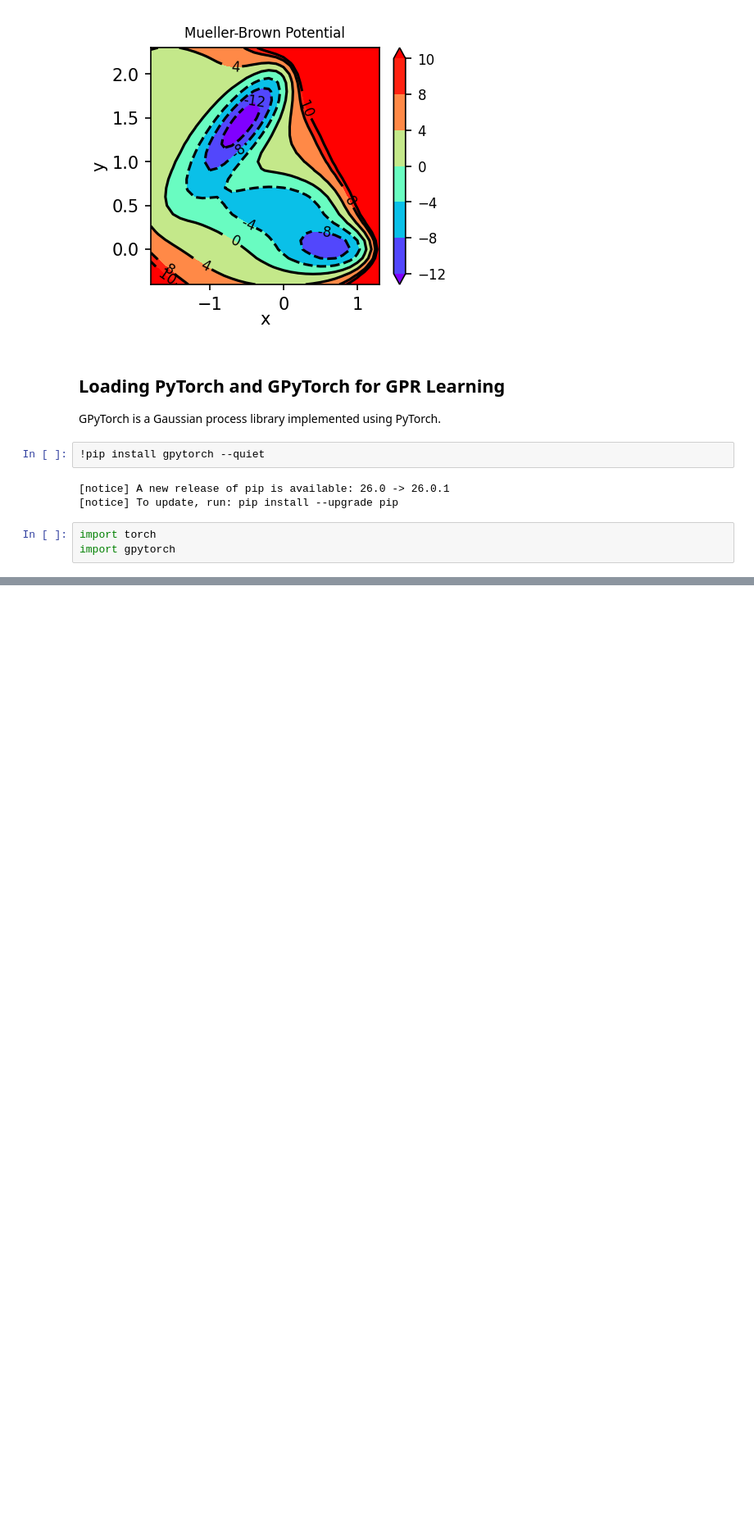
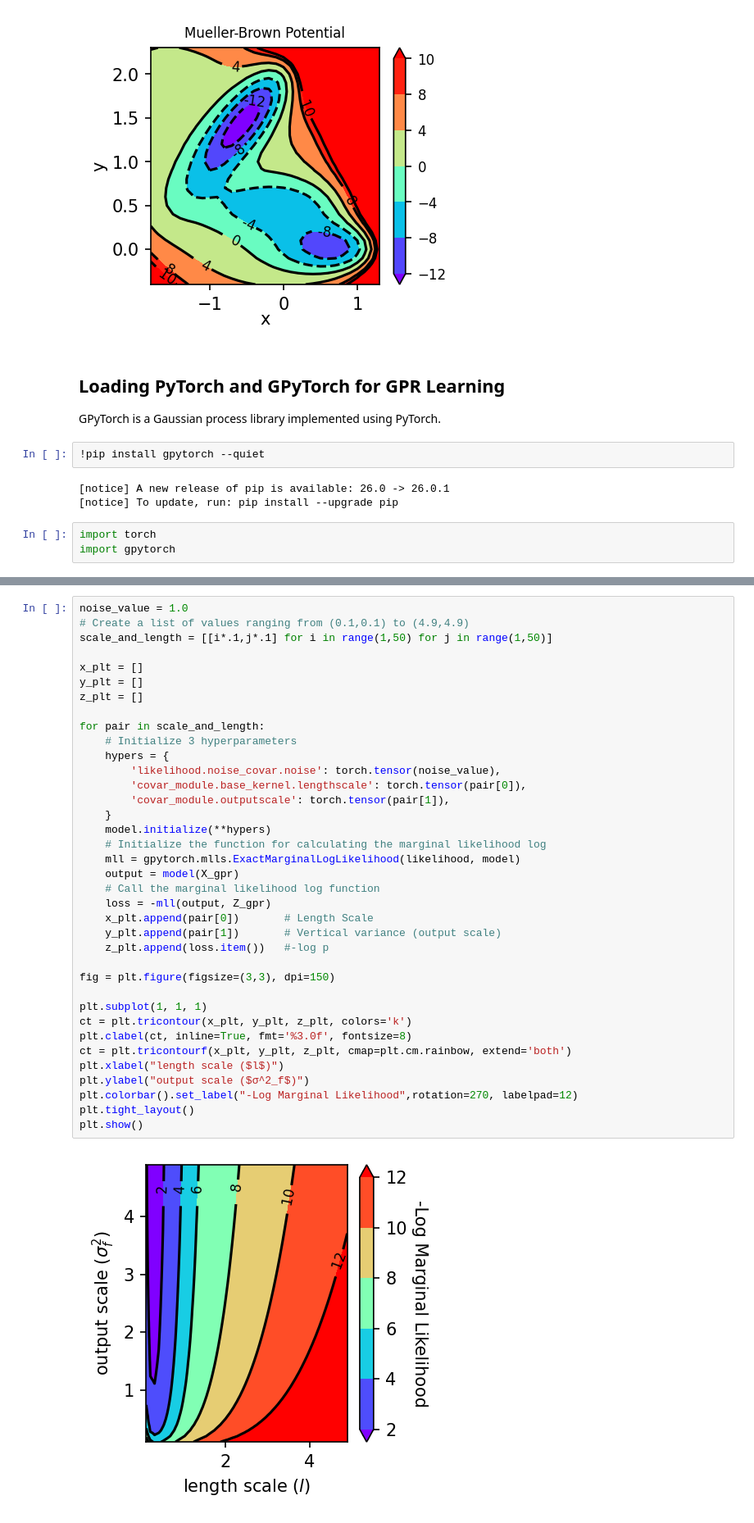
Before and after one commit to heyitsdipu/MLIP, a Jupyter notebook: Notebooks/gaussian_process_regression_model_02/Gaussian-Process-Regression.ipynb, the cells around one changed output, grey strips where cells are left out. Shown at 82% size. Drawn from its saved outputs; the diff is of its cells as text; blank space fills up the shorter version.

```diff
--- a/Notebooks/gaussian_process_regression_model_02/Gaussian-Process-Regression.ipynb
+++ b/Notebooks/gaussian_process_regression_model_02/Gaussian-Process-Regression.ipynb
@@ -166,0 +280,39 @@ TypeError: ExactGP.__init__() missing 1 required positional argument: 'likelihoo
+# %%
+noise_value = 1.0
+# Create a list of values ranging from (0.1,0.1) to (4.9,4.9)
+scale_and_length = [[i*.1,j*.1] for i in range(1,50) for j in range(1,50)]
+
+x_plt = []
+y_plt = []
+z_plt = []
+
+for pair in scale_and_length:
+    # Initialize 3 hyperparameters
+    hypers = {
+        'likelihood.noise_covar.noise': torch.tensor(noise_value),
+        'covar_module.base_kernel.lengthscale': torch.tensor(pair[0]),
+        'covar_module.outputscale': torch.tensor(pair[1]),
+    }
+    model.initialize(**hypers)
+    # Initialize the function for calculating the marginal likelihood log
+    mll = gpytorch.mlls.ExactMarginalLogLikelihood(likelihood, model)
+    output = model(X_gpr)
+    # Call the marginal likelihood log function
+    loss = -mll(output, Z_gpr)
+    x_plt.append(pair[0])       # Length Scale
+    y_plt.append(pair[1])       # Vertical variance (output scale)
+    z_plt.append(loss.item())   #-log p
+
+fig = plt.figure(figsize=(3,3), dpi=150)
+
+plt.subplot(1, 1, 1)
+ct = plt.tricontour(x_plt, y_plt, z_plt, colors='k')
+plt.clabel(ct, inline=True, fmt='%3.0f', fontsize=8)
+ct = plt.tricontourf(x_plt, y_plt, z_plt, cmap=plt.cm.rainbow, extend='both')
+plt.xlabel("length scale ($l$)")
+plt.ylabel("output scale ($σ^2_f$)")
+plt.colorbar().set_label("-Log Marginal Likelihood",rotation=270, labelpad=12)
+plt.tight_layout()
+plt.show()
+# %% [output]
+[figure, added]
```
Also changed, not shown: parts of 5 cells of this notebook.
